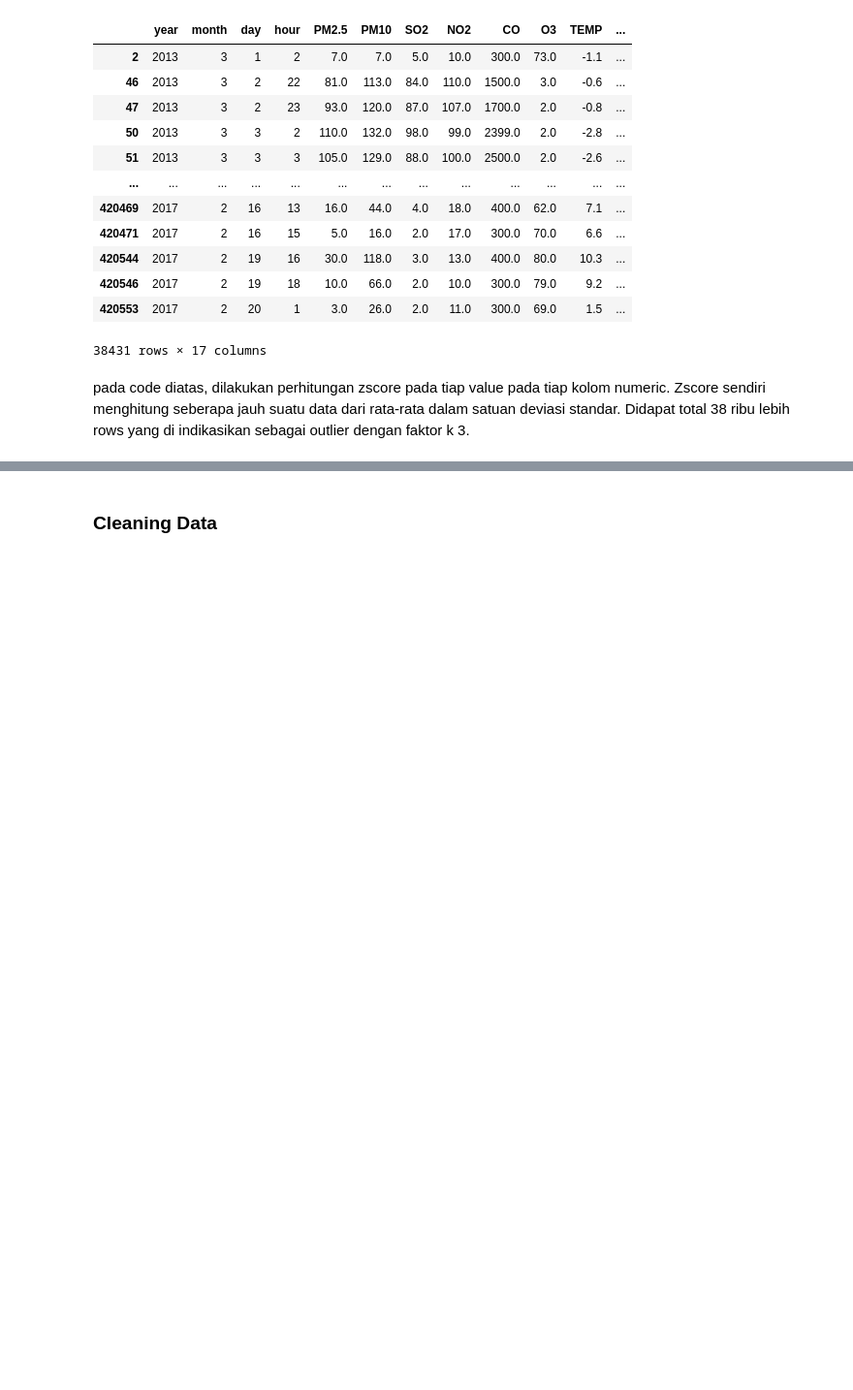
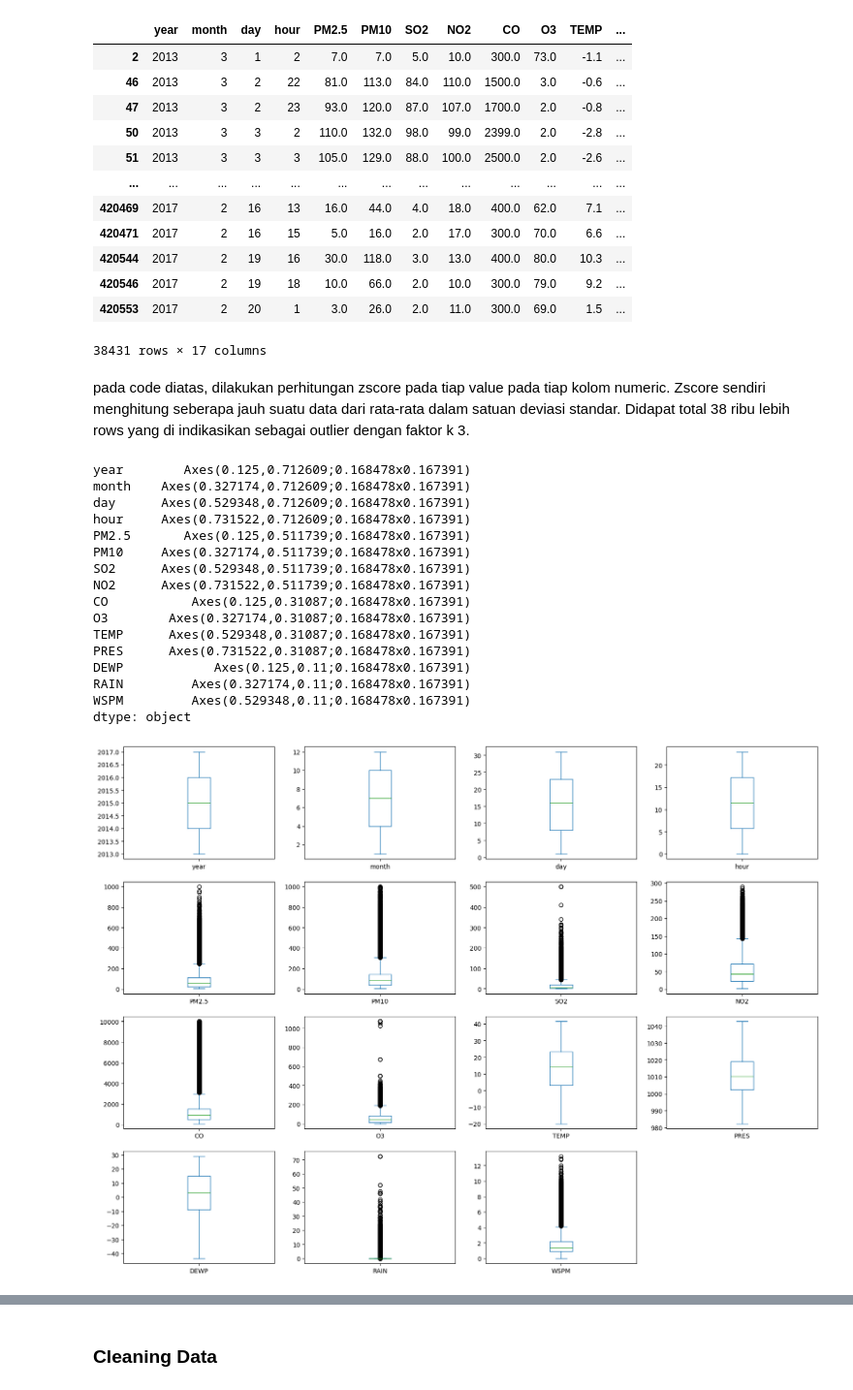
Before and after one commit to NaufalF121/Dicoding---Analisis-data-kualitas-udara, a Jupyter notebook: notebook.ipynb, the cells around one changed output, grey strips where cells are left out. Shown at 97% size. Saved outputs shown, nothing was run; the diff lists cells and outputs as text; code cells hidden in the pictures; blank space fills up the shorter version.

```diff
--- a/notebook.ipynb
+++ b/notebook.ipynb
@@ -200,3 +204,23 @@ combined_data[zscore[zscore[zscore._get_numeric_data().columns] > 3].notnull().a
 38431 rows × 17 columns
 # %% [markdown]
 pada code diatas, dilakukan perhitungan zscore pada tiap value pada tiap kolom numeric. Zscore sendiri menghitung seberapa jauh suatu data dari rata-rata dalam satuan deviasi standar. Didapat total 38 ribu lebih rows yang di indikasikan sebagai outlier dengan faktor k 3.
+# %%
+combined_data.plot(kind='box', subplots=True, layout=(4,4), sharex=False, sharey=False, figsize=(20,15))
+# %% [output]
+year        Axes(0.125,0.712609;0.168478x0.167391)
+month    Axes(0.327174,0.712609;0.168478x0.167391)
+day      Axes(0.529348,0.712609;0.168478x0.167391)
+hour     Axes(0.731522,0.712609;0.168478x0.167391)
+PM2.5       Axes(0.125,0.511739;0.168478x0.167391)
+PM10     Axes(0.327174,0.511739;0.168478x0.167391)
+SO2      Axes(0.529348,0.511739;0.168478x0.167391)
+NO2      Axes(0.731522,0.511739;0.168478x0.167391)
+CO           Axes(0.125,0.31087;0.168478x0.167391)
+O3        Axes(0.327174,0.31087;0.168478x0.167391)
+TEMP      Axes(0.529348,0.31087;0.168478x0.167391)
+PRES      Axes(0.731522,0.31087;0.168478x0.167391)
+DEWP            Axes(0.125,0.11;0.168478x0.167391)
+RAIN         Axes(0.327174,0.11;0.168478x0.167391)
+WSPM         Axes(0.529348,0.11;0.168478x0.167391)
+dtype: object
+[figure, added]
```
Also changed, not shown: parts of 42 cells of this notebook, 18 other files.
